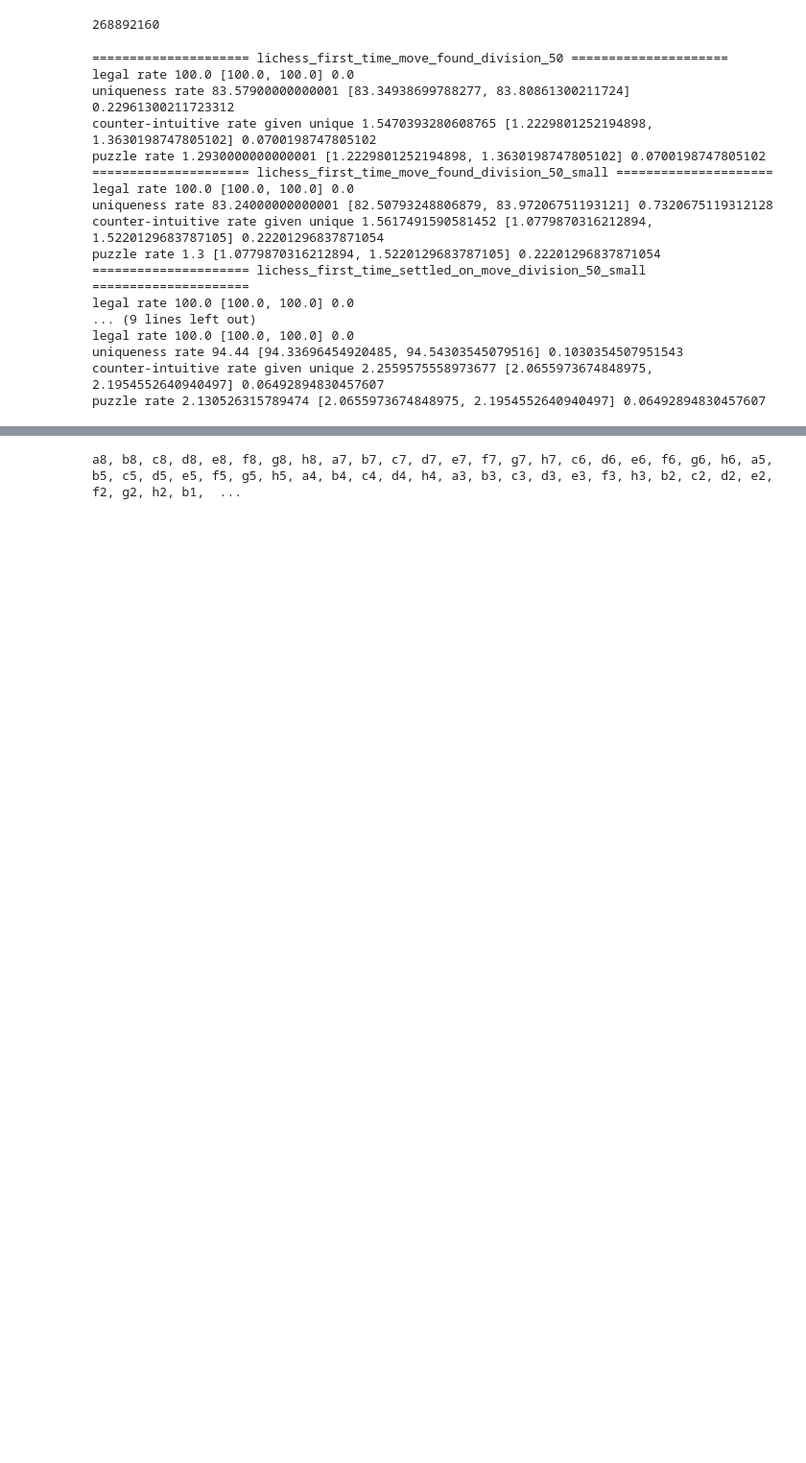
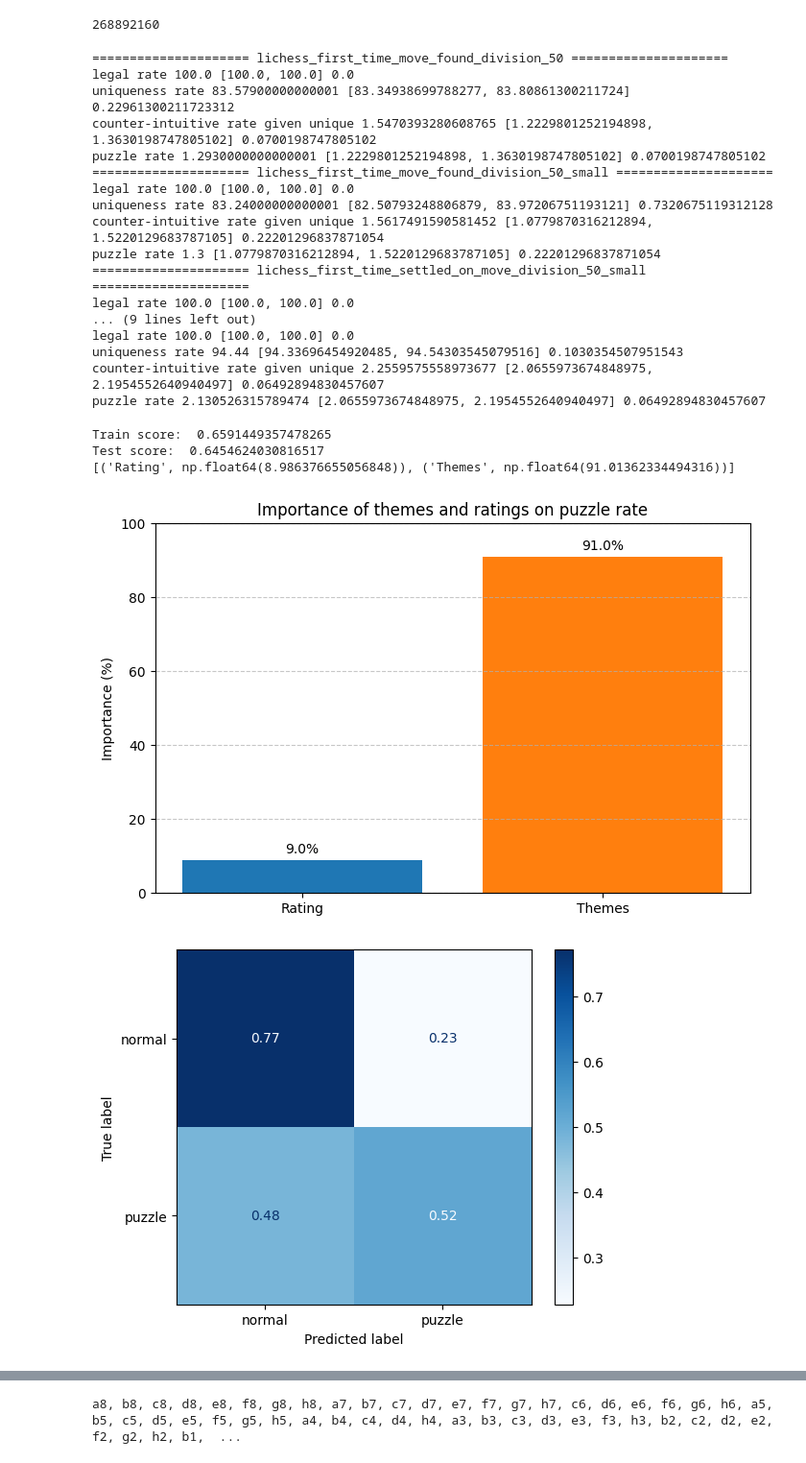
Before and after one commit to naapeli/Generating-open-source-chess-puzzles, a Jupyter notebook: src/temp.ipynb, the cells around one changed output, grey strips where cells are left out. Shown at 96% size. Saved outputs shown, nothing was run; the diff lists cells and outputs as text; code cells hidden in the pictures; blank space fills up the shorter version.

```diff
--- a/src/temp.ipynb
+++ b/src/temp.ipynb
@@ -49,4 +54,75 @@ legal rate 100.0 [100.0, 100.0] 0.0
 uniqueness rate 94.44 [94.33696454920485, 94.54303545079516] 0.1030354507951543
 counter-intuitive rate given unique 2.2559575558973677 [2.0655973674848975, 2.1954552640940497] 0.06492894830457607
 puzzle rate 2.130526315789474 [2.0655973674848975, 2.1954552640940497] 0.06492894830457607
+# %%
+# df = pd.read_csv(Path("./Generate_positions/final_model/supervised/generated_positions/random_ratings.csv")).sample(n=200_000)
+df = pd.read_csv(Path("./Generate_positions/final_model/rl/full_diversity11_3500/test_context_no_move_lastv2.csv")).sample(n=200_000)
+
+mlb = MultiLabelBinarizer()
+themes_encoded = mlb.fit_transform(df["target_themes"].str.replace("'", "").str.replace("(", "").str.replace(")", "").str.split(", "))
+
+theme_cols = mlb.classes_
+df_themes = pd.DataFrame(themes_encoded, columns=theme_cols, index=df.index)
+
+try:
+    df_processed = pd.concat([df[["is_legal", "target_rating", 'is_puzzle', 'counter_intuitive_value', "counter_intuitive"]], df_themes], axis=1)
+    df_processed["score"] = df_processed["is_legal"] * df_processed["is_puzzle"].fillna(0) * df_processed["counter_intuitive"].fillna(0)
+except:
+    df_processed = pd.concat([df[["is_legal", "target_rating", 'is_puzzle_true', "counter_intuitive_true"]], df_themes], axis=1)
+    df_processed["score"] = df_processed["is_legal"] * df_processed["is_puzzle_true"].fillna(0) * df_processed["counter_intuitive_true"].fillna(0)
+
+y = df_processed['score'].astype(np.int8)
+X = df_processed[['target_rating'] + list(theme_cols)].astype(np.float32)
+
+X_train, X_test, y_train, y_test = train_test_split(X, y, test_size=0.2)
+
+model = RandomForestClassifier(  # RandomizedSearchCV  - {'min_samples_split': 2, 'min_samples_leaf': 1, 'max_depth': 4}
+    n_estimators=100,
+    max_depth=4,
+    min_samples_split=2,
+    min_samples_leaf=1,
+    class_weight='balanced',
+    n_jobs=-1
+)
+model.fit(X_train, y_train)
+print("Train score: ", balanced_accuracy_score(y_train, model.predict(X_train)))
+print("Test score: ", balanced_accuracy_score(y_test, model.predict(X_test)))
+
+importances = pd.DataFrame({
+    'Feature': X.columns,
+    'Importance': model.feature_importances_
+})
+rating, themes = 100 * importances[importances["Feature"] == "target_rating"]["Importance"].sum(), 100 * importances[importances["Feature"] != "target_rating"]["Importance"].sum()
+
+percentages = [rating, themes]
+labels = ['Rating', 'Themes']
+colors = ['#1f77b4', '#ff7f0e']
+print(list(zip(labels, percentages)))
+
+plt.figure(figsize=(8, 5))
+bars = plt.bar(labels, percentages, color=colors)
+plt.title(f'Importance of themes and ratings on puzzle rate')
+plt.ylabel('Importance (%)')
+plt.ylim(0, 100)
+plt.bar_label(bars, fmt='%.1f%%', padding=3)
+plt.grid(axis='y', linestyle='--', alpha=0.7)
+
+# plt.savefig("../Thesis/sections/figures/other/rating_theme_importance_supervised.pdf")
+# plt.savefig("../Thesis/sections/figures/other/rating_theme_importance_rl.pdf")
+plt.show()
+
+disp = ConfusionMatrixDisplay.from_predictions(
+    y_test,
+    model.predict(X_test),
+    display_labels=['normal', 'puzzle'],
+    cmap=plt.cm.Blues,
+    normalize="true"  # "true" or None
+)
+plt.show()
+# %% [output]
+Train score:  0.6591449357478265
+Test score:  0.6454624030816517
+[('Rating', np.float64(8.986376655056848)), ('Themes', np.float64(91.01362334494316))]
+[figure, added]
+[figure, added]
 # %%
```
Also changed, not shown: parts of 27 cells of this notebook, 19 other files.
